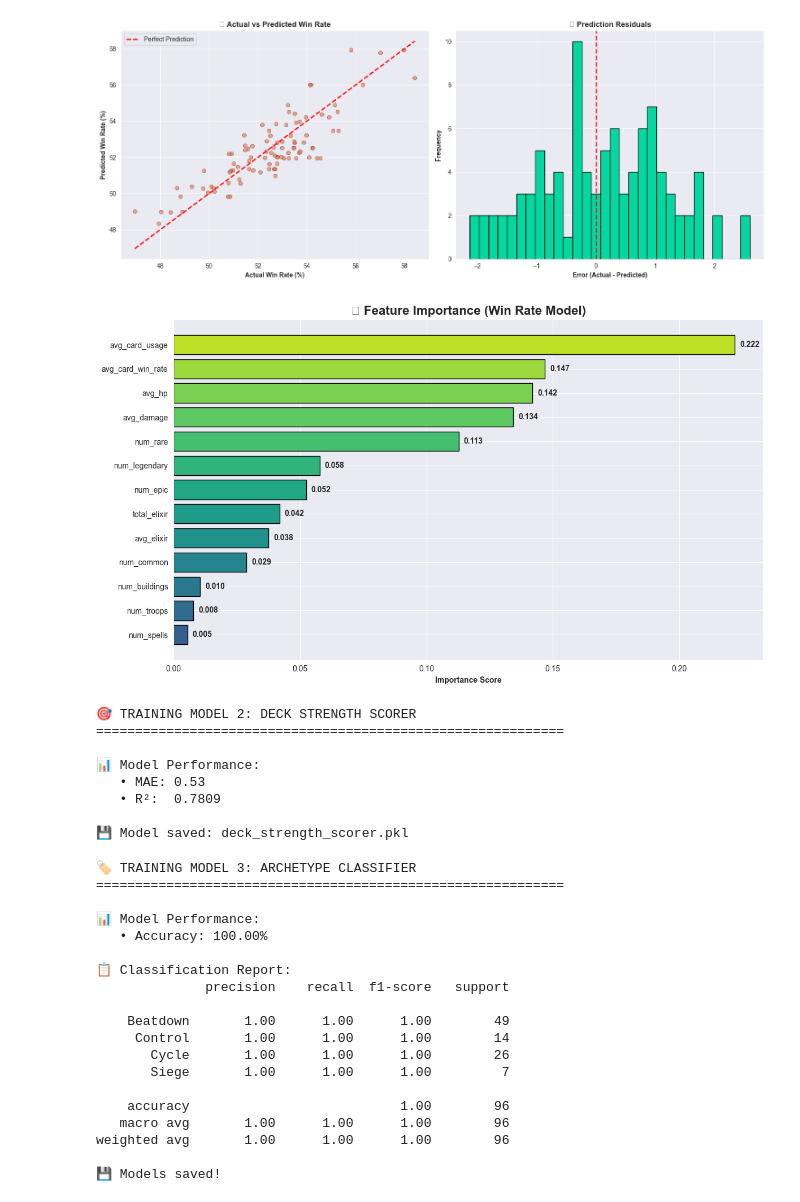
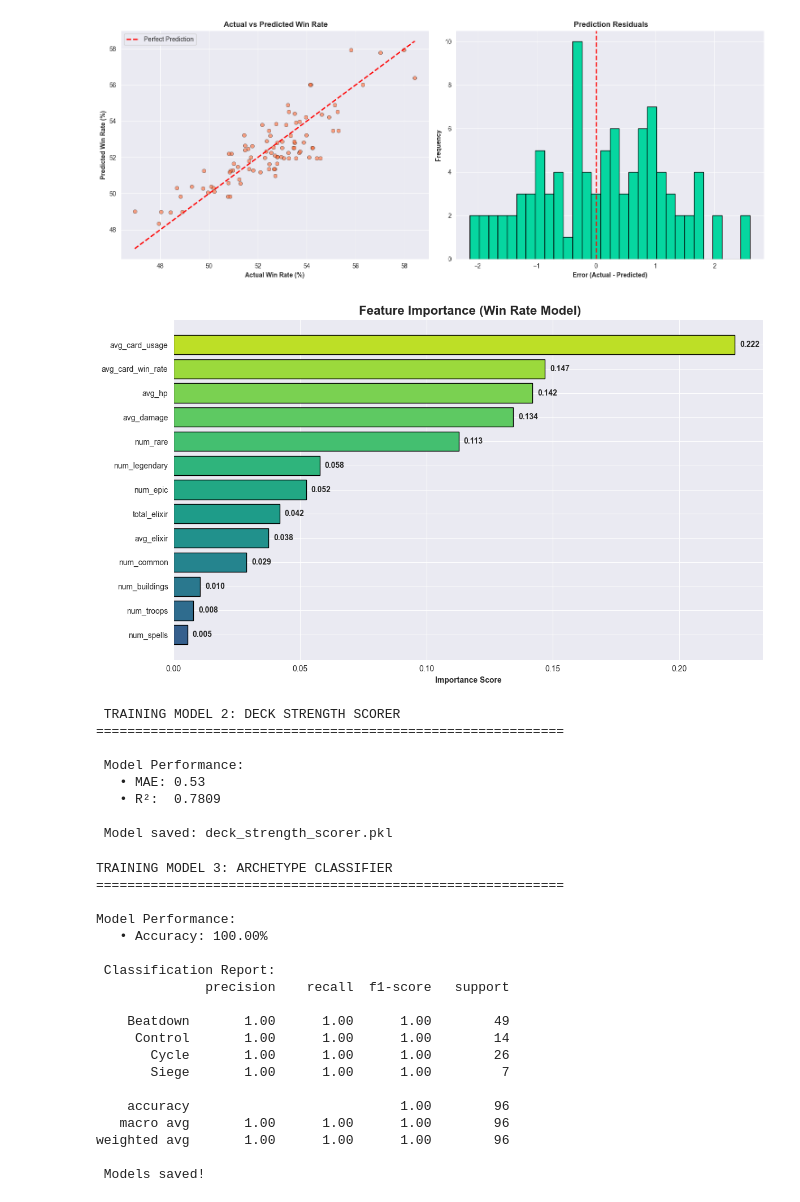
Before and after one commit to ShauryaSingh1709/Clash-Royale, a Jupyter notebook: notebooks/04_ml_model_training.ipynb, the cells around one changed output. Drawn from its saved outputs; the diff is of its cells as text; code cells hidden in the pictures.

```diff
--- a/notebooks/04_ml_model_training.ipynb
+++ b/notebooks/04_ml_model_training.ipynb
@@ -284,40 +258,34 @@ plt.show()
 # %% [output]
 [figure]
 # %%
-# ====================================================
-# 🔥 FEATURE IMPORTANCE
-# ====================================================
 
 feature_importance = pd.DataFrame({
     'feature': FEATURE_COLS,
     'importance': win_rate_model.feature_importances_
 }).sort_values('importance', ascending=True)
 
 fig, ax = plt.subplots(figsize=(12, 7))
 bars = ax.barh(feature_importance['feature'], feature_importance['importance'],
                color=plt.cm.viridis(np.linspace(0.3, 0.9, len(feature_importance))),
                edgecolor='black', linewidth=1)
 
 for bar, val in zip(bars, feature_importance['importance']):
     ax.text(val + 0.002, bar.get_y() + bar.get_height()/2,
             f'{val:.3f}', va='center', fontweight='bold')
 
-ax.set_title('🔥 Feature Importance (Win Rate Model)',
+ax.set_title(' Feature Importance (Win Rate Model)',
              fontsize=16, fontweight='bold')
 ax.set_xlabel('Importance Score', fontweight='bold')
 plt.tight_layout()
 plt.show()
 # %% [output]
-[figure, old version]
+[figure, new version]
 # %%
-# ====================================================
-# 🎯 MODEL 2: DECK STRENGTH SCORER (0-100)
-# ====================================================
 
-print("🎯 TRAINING MODEL 2: DECK STRENGTH SCORER")
+print(" TRAINING MODEL 2: DECK STRENGTH SCORER")
 print("=" * 60)
 
-# Create strength score target (custom: 0-100 scale)
+
 decks_full['strength_score'] = (
     (decks_full['win_rate'] * 0.6) +
     (decks_full['avg_card_win_rate'] * 0.25) +
@@ -333,7 +301,7 @@ X_train_s, X_test_s, y_train_s, y_test_s = train_test_split(
 X_train_s_scaled = scaler.fit_transform(X_train_s)
 X_test_s_scaled = scaler.transform(X_test_s)
 
-# Train Gradient Boosting
+
 strength_model = GradientBoostingRegressor(
     n_estimators=200,
     max_depth=5,
@@ -344,35 +312,32 @@ strength_model = GradientBoostingRegressor(
 strength_model.fit(X_train_s_scaled, y_train_s)
 y_pred_s = strength_model.predict(X_test_s_scaled)
 
-# Metrics
+
 mae_s = mean_absolute_error(y_test_s, y_pred_s)
 r2_s = r2_score(y_test_s, y_pred_s)
 
-print(f"\n📊 Model Performance:")
+print(f"\n Model Performance:")
 print(f"   • MAE: {mae_s:.2f}")
 print(f"   • R²:  {r2_s:.4f}")
 
-# Save model
+
 joblib.dump(strength_model, MODELS_PATH / "deck_strength_scorer.pkl")
-print(f"\n💾 Model saved: deck_strength_scorer.pkl")
+print(f"\n Model saved: deck_strength_scorer.pkl")
 # %% [output]
-🎯 TRAINING MODEL 2: DECK STRENGTH SCORER
+ TRAINING MODEL 2: DECK STRENGTH SCORER
 ============================================================
 
-📊 Model Performance:
+ Model Performance:
    • MAE: 0.53
    • R²:  0.7809
 
-💾 Model saved: deck_strength_scorer.pkl
+ Model saved: deck_strength_scorer.pkl
 # %%
-# ====================================================
-# 🏷️ MODEL 3: ARCHETYPE CLASSIFIER
-# ====================================================
 
-print("🏷️ TRAINING MODEL 3: ARCHETYPE CLASSIFIER")
+print("TRAINING MODEL 3: ARCHETYPE CLASSIFIER")
 print("=" * 60)
 
-# Encode archetype labels
+
 label_encoder = LabelEncoder()
 y_arch_encoded = label_encoder.fit_transform(y_archetype)
 
@@ -383,7 +348,7 @@ X_train_a, X_test_a, y_train_a, y_test_a = train_test_split(
 X_train_a_scaled = scaler.fit_transform(X_train_a)
 X_test_a_scaled = scaler.transform(X_test_a)
 
-# Train Random Forest Classifier
+
 archetype_model = RandomForestClassifier(
     n_estimators=200,
     max_depth=15,
@@ -394,28 +359,28 @@ archetype_model = RandomForestClassifier(
 archetype_model.fit(X_train_a_scaled, y_train_a)
 y_pred_a = archetype_model.predict(X_test_a_scaled)
 
-# Metrics
+
 accuracy = accuracy_score(y_test_a, y_pred_a)
 
-print(f"\n📊 Model Performance:")
+print(f"\nModel Performance:")
 print(f"   • Accuracy: {accuracy * 100:.2f}%")
 
-print(f"\n📋 Classification Report:")
+print(f"\n Classification Report:")
 print(classification_report(y_test_a, y_pred_a,
                             target_names=label_encoder.classes_))
 
-# Save model + encoder
+
 joblib.dump(archetype_model, MODELS_PATH / "archetype_classifier.pkl")
 joblib.dump(label_encoder, MODELS_PATH / "label_encoder.pkl")
-print(f"💾 Models saved!")
+print(f" Models saved!")
 # %% [output]
-🏷️ TRAINING MODEL 3: ARCHETYPE CLASSIFIER
+TRAINING MODEL 3: ARCHETYPE CLASSIFIER
 ============================================================
 
-📊 Model Performance:
+Model Performance:
    • Accuracy: 100.00%
 
-📋 Classification Report:
+ Classification Report:
               precision    recall  f1-score   support
 
     Beatdown       1.00      1.00      1.00        49
@@ -427,5 +392,5 @@ print(f"💾 Models saved!")
    macro avg       1.00      1.00      1.00        96
 weighted avg       1.00      1.00      1.00        96
 
-💾 Models saved!
+ Models saved!
 # %%
```
Also changed, not shown: parts of 11 cells of this notebook.
